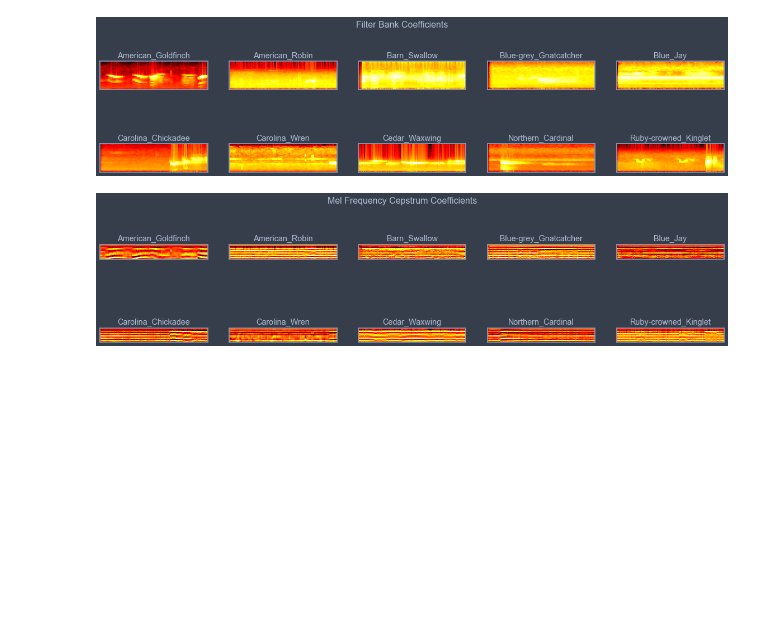
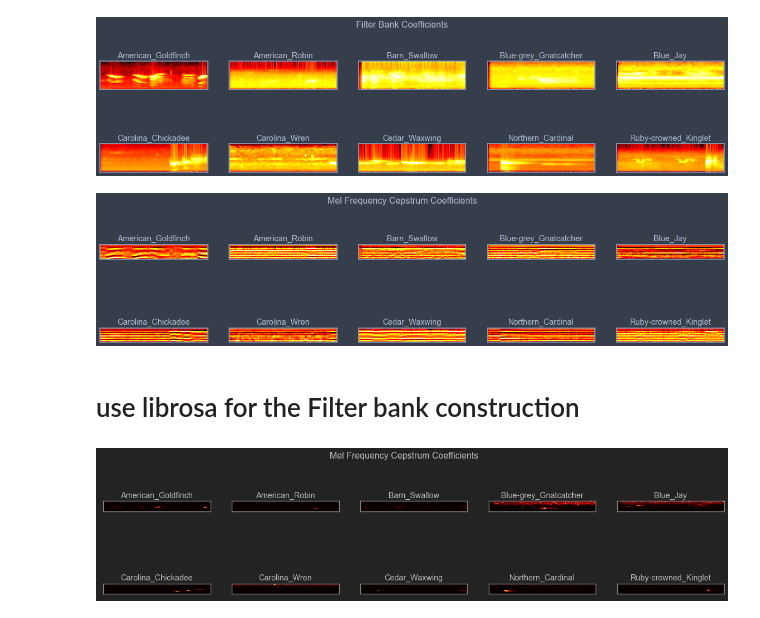
Before and after one commit to Xavier4t/Bird-Classifier, a Jupyter notebook: audio_analysis.ipynb, the cells around one changed output. Cells and saved outputs as stored; diff of their text form; code cells hidden in the pictures; blank space fills up the shorter version.

```diff
--- a/audio_analysis.ipynb
+++ b/audio_analysis.ipynb
@@ -247,3 +285,19 @@ plot_fbank(fbank2)
 plot_mfccs(mfccs2)
 # %% [output]
 [figure]
+# %% [markdown]
+# use librosa for the Filter bank construction
+# %%
+mfccsL = {}
+melL = {}
+for b in bird_classes:
+    wav_file=bird_calls_df[bird_calls_df.label == b].iloc[0,0]
+    signal, rate = librosa.load(os.path.join(wavFolder, wav_file), sr=44100)
+    coef = librosa.feature.mfcc(y=signal[:rate], sr=rate, n_mfcc=13, n_fft=1103, n_mels=26, htk=False)
+    mfccsL[b]=coef
+#     mel = librosa.feature.melspectrogram(y=signal[:rate], sr=rate, n_fft=1103, n_mels=26, hop_length=160, center=True)
+#     melL[b]=mel
+# %%
+plot_mfccs(melL)
+# %% [output]
+[figure, added]
```
Also changed, not shown: parts of 19 cells of this notebook.
